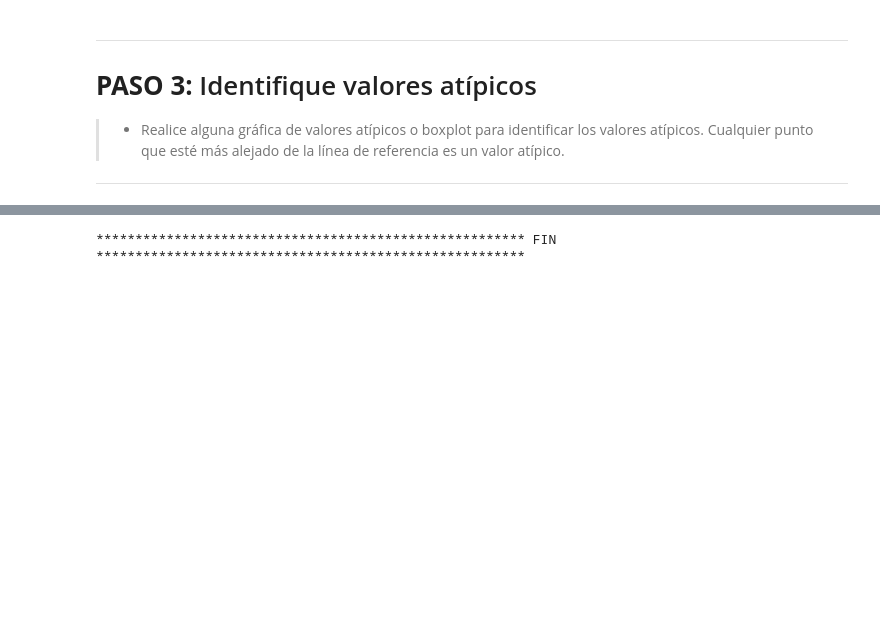
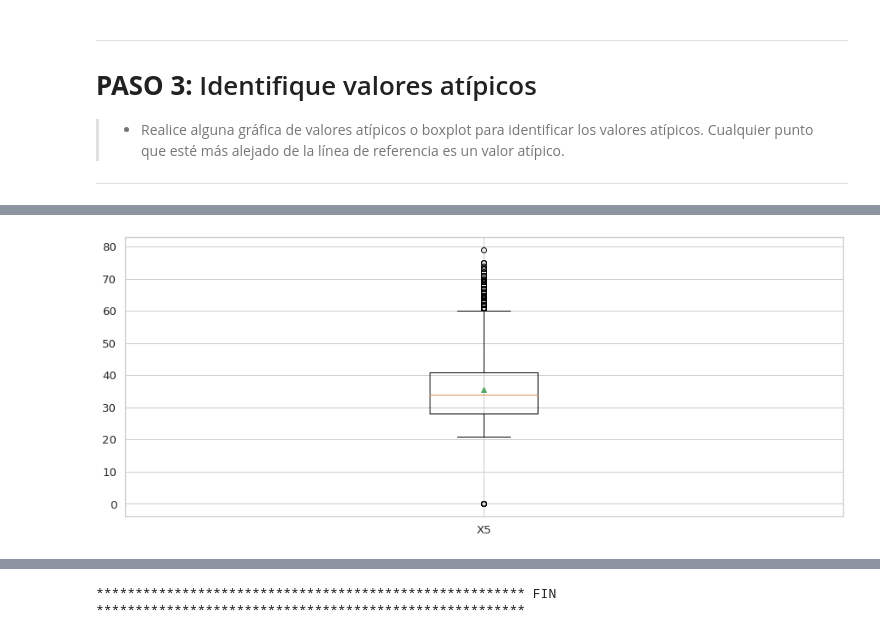
Before and after one commit to PosgradoMNA/actividades-del-projecto-team_59, a Jupyter notebook: Actividad_Sem_04_CD_PCA.ipynb, the cells around one changed output, grey strips where cells are left out. Saved outputs shown, nothing was run; the diff lists cells and outputs as text; code cells hidden in the pictures; blank space fills up the shorter version.

```diff
--- a/Actividad_Sem_04_CD_PCA.ipynb
+++ b/Actividad_Sem_04_CD_PCA.ipynb
@@ -763,0 +783,6 @@ Name: PC2, dtype: float64
+# %%
+plt.boxplot(ndfinal.X5, labels=['X5'], showmeans=True)
+plt.show()
+#VarCat = ['X2', 'X3', 'X4', 'X6', 'X7', 'X8', 'X9', 'X10', 'X11', 'Y']
+# %% [output]
+[figure, added]
```
Also changed, not shown: parts of 15 cells of this notebook.
